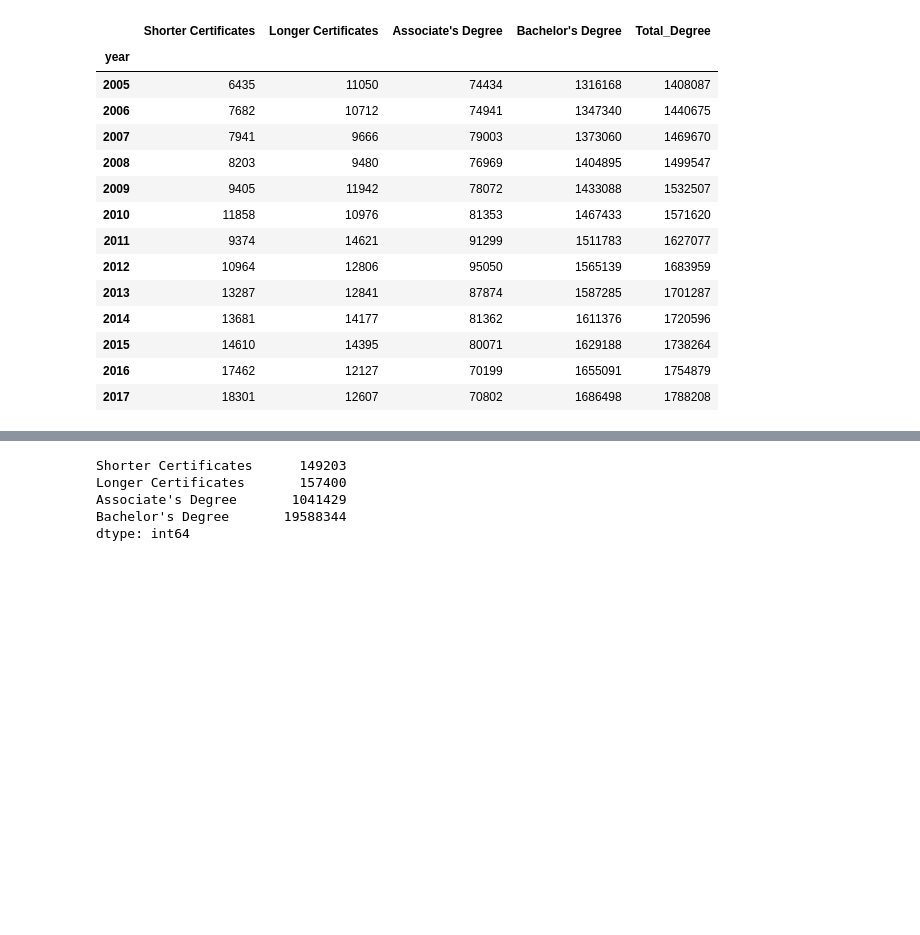
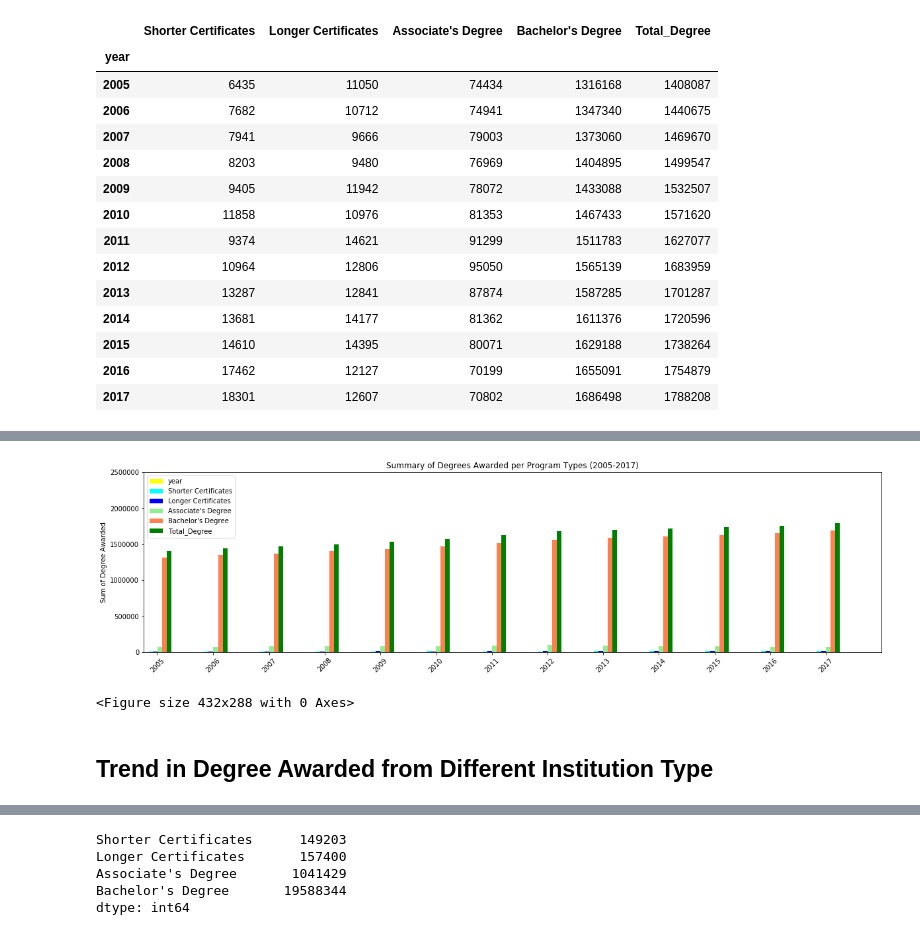
Before and after one commit to grahamb001/Project1, a Jupyter notebook: GroupProject 1.ipynb, the cells around one changed output, grey strips where cells are left out. Saved outputs shown, nothing was run; the diff lists cells and outputs as text; code cells hidden in the pictures; blank space fills up the shorter version.

```diff
--- a/GroupProject 1.ipynb
+++ b/GroupProject 1.ipynb
@@ -219,0 +221,13 @@ summary_df
+# %%
+multi_plot = summary_df.plot(kind="bar", figsize=(20,5), color=['yellow', 'aqua', 'blue', 'lightgreen', 'coral', 'green'])
+multi_plot.set_xticklabels(summary_df["year"], rotation=45)
+plt.xlim(-0.25, len(x_axis))
+plt.ylim(-0, 2500000, 10000)
+plt.title("Summary of Degrees Awarded per Program Types (2005-2017)")
+plt.ylabel("Sum of Degree Awarded")
+plt.savefig("Summary of Degrees Awarded per Program Types (2005-2017)")
+plt.show()
+plt.tight_layout()
+# %% [output]
+[figure, added]
+<Figure size 432x288 with 0 Axes>
@@ -220,3 +236,5 @@ summary_df
+# %% [markdown]
+## Trend in Degree Awarded from Different Institution Type
 # %%
 #time series line plots for initial jobless claims
 xc=summary_df["year"]
```
Also changed, not shown: parts of 6 cells of this notebook, 8 other files.
